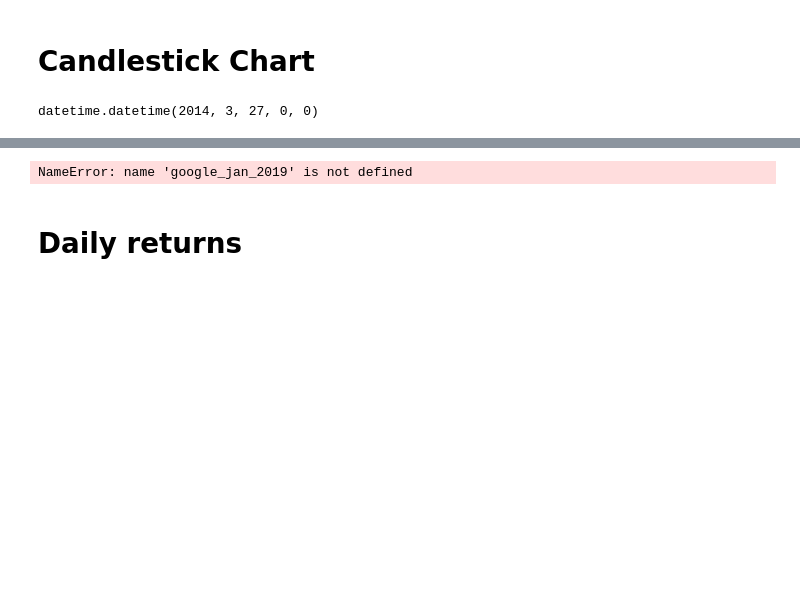
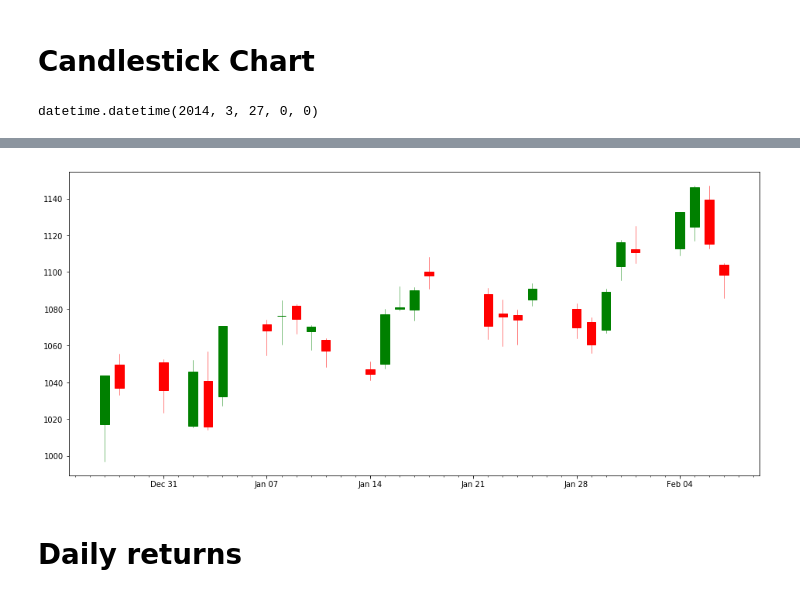
Before and after one commit to dahn-kim/Financial-data, a Jupyter notebook: Basic Financial Data Analysis.ipynb, the cells around one changed output, grey strips where cells are left out. Cells and saved outputs as stored; diff of their text form; code cells hidden in the pictures; blank space fills up the shorter version.

Commit message:
error fixed

```diff
--- a/Basic Financial Data Analysis.ipynb
+++ b/Basic Financial Data Analysis.ipynb
@@ -182,29 +182,25 @@ google_30days.head()
 | 2018/12/31 | 1035.61 | 1492541.0 | 1050.96 | 1052.70 | 1023.59 | 1.568601e+09 | 1052.6098 | 1113.32775 | 737059.0 |
 | 2019/01/02 | 1045.85 | 1516681.0 | 1016.57 | 1052.32 | 1015.71 | 1.541812e+09 | 1051.7674 | 1112.87835 | 737061.0 |
 | 2019/01/03 | 1016.06 | 1829379.0 | 1041.00 | 1056.98 | 1014.07 | 1.904384e+09 | 1050.1594 | 1112.45955 | 737062.0 |
+# %%
+google_30days_values = [tuple(vals) for vals in google_30days[['date_axis','open','close','high','low']].values]
 # %%
-
-
-#date2num(datetime.strptime(google_jan_2019.index[1], "%Y/%m/%d"))
-date_for_convert = [datetime.strptime(each, "%Y/%m/%d") for each in google_jan_2019.index]
-google_jan_2019["date_axes"]=[date2num(each) for each in date_for_convert]
-gg_jan_values =[tuple(vals) for vals in google_jan_2019[['date_axes','open','close','high','low']].values]
+fig, ax = plt.subplots(figsize=(16,8))
 
 mondays = WeekdayLocator(MONDAY)
 alldays = DayLocator()
-WeekFormatter = DateFormatter('%b %d')
-dayFormatter = DateFormatter('%d')
+weekFormatter = DateFormatter('%b %d')
+dayFormatter = DateFormatter ('%d')
 
-fig, ax = plt.subplots(figsize = (16,8))
-fig.subplots_adjust(bottom=0.2)
+fig.subplots_adjust(bottom = 0.2)
 ax.xaxis.set_major_locator(mondays)
 ax.xaxis.set_minor_locator(alldays)
-ax.xaxis.set_major_formatter(WeekFormatter)
+ax.xaxis.set_major_formatter(weekFormatter)
 
-candlestick_ochl(ax, gg_jan_values, width=0.6, colorup='g', colordown='r')
+candlestick_ochl(ax, google_30days_values, width= 0.6, colorup='g', colordown='r')
 plt.show()
 # %% [output]
-NameError: name 'google_jan_2019' is not defined
+[figure, added]
 # %% [markdown]
 # Daily returns
 # %% [markdown]
```
Also changed, not shown: parts of 8 cells of this notebook.
